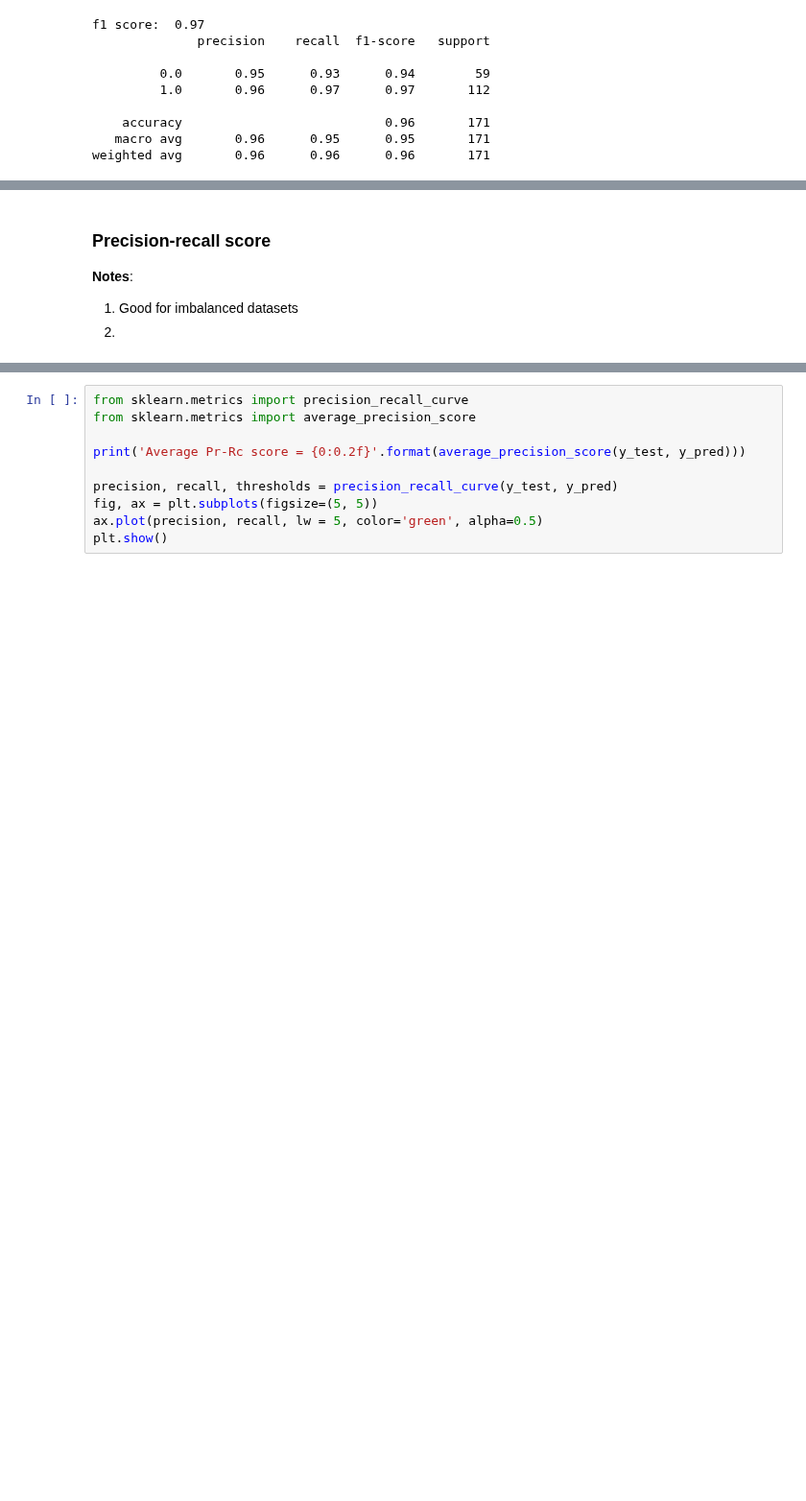
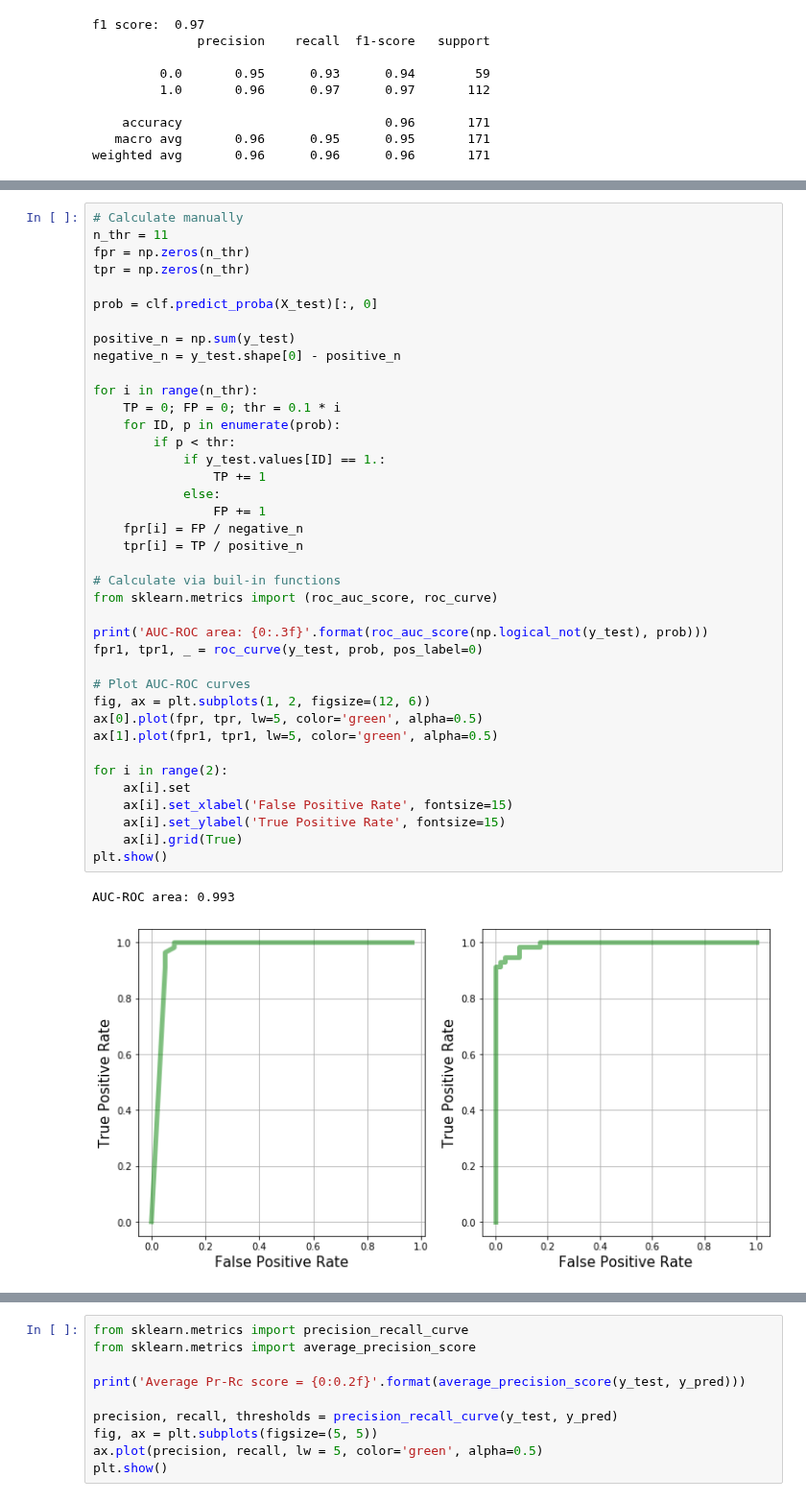
Before and after one commit to ZakharovAleksey/Study, a Jupyter notebook: Machine Learning/Yandex_specialization/general_notes.ipynb, the cells around one changed output, grey strips where cells are left out. Shown at 96% size. Drawn from its saved outputs; the diff is of its cells as text; blank space fills up the shorter version.

Commit message:
[ML] Complete with classification metrics. ToDo: regression metrics.

```diff
--- a/Machine Learning/Yandex_specialization/general_notes.ipynb
+++ b/Machine Learning/Yandex_specialization/general_notes.ipynb
@@ -286,7 +289,42 @@ https://medium.com/hugo-ferreiras-blog/confusion-matrix-and-other-metrics-in-mac
-# %% [markdown]
-### Precision-recall score
-
-
-**Notes**:
-1. Good for imbalanced datasets
-2.
+# %%
+# Calculate manually
+n_thr = 11
+fpr = np.zeros(n_thr)
+tpr = np.zeros(n_thr)
+
+prob = clf.predict_proba(X_test)[:, 0]
+
+positive_n = np.sum(y_test)
+negative_n = y_test.shape[0] - positive_n
+
+for i in range(n_thr):
+    TP = 0; FP = 0; thr = 0.1 * i
+    for ID, p in enumerate(prob):
+        if p < thr:
+            if y_test.values[ID] == 1.:
+                TP += 1
+            else:
+                FP += 1
+    fpr[i] = FP / negative_n
+    tpr[i] = TP / positive_n
+
+# Calculate via buil-in functions
+from sklearn.metrics import (roc_auc_score, roc_curve)
+
+print('AUC-ROC area: {0:.3f}'.format(roc_auc_score(np.logical_not(y_test), prob)))
+fpr1, tpr1, _ = roc_curve(y_test, prob, pos_label=0)
+
+# Plot AUC-ROC curves
+fig, ax = plt.subplots(1, 2, figsize=(12, 6))
+ax[0].plot(fpr, tpr, lw=5, color='green', alpha=0.5)
+ax[1].plot(fpr1, tpr1, lw=5, color='green', alpha=0.5)
+
+for i in range(2):
+    ax[i].set
+    ax[i].set_xlabel('False Positive Rate', fontsize=15)
+    ax[i].set_ylabel('True Positive Rate', fontsize=15)
+    ax[i].grid(True)
+plt.show()
+# %% [output]
+AUC-ROC area: 0.993
+[figure, added]
```
Also changed, not shown: parts of 5 cells of this notebook.
